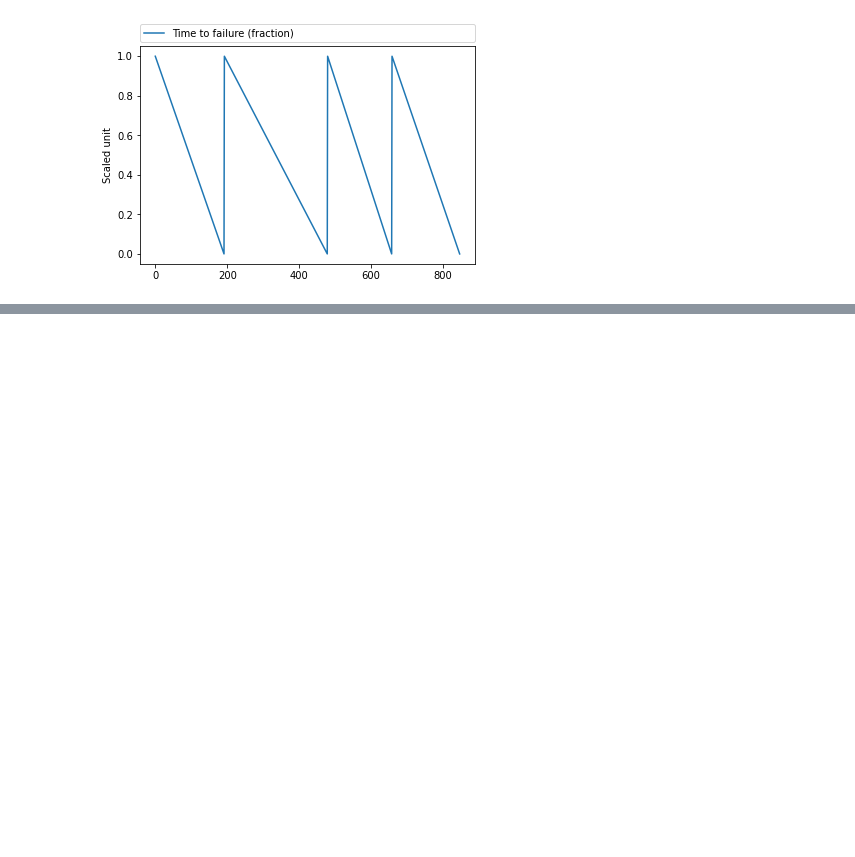
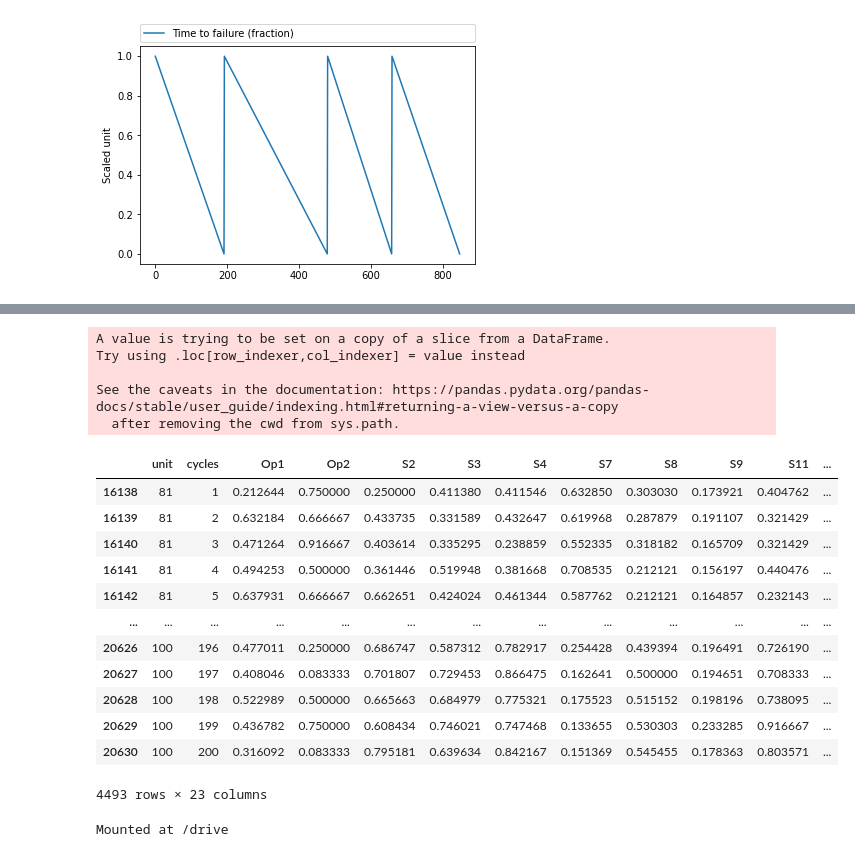
Before and after one commit to luqmanbuang/Aircraft-Engine-Lifetime-Prediction-with-Machine-Learning, a Jupyter notebook: Main.ipynb, the cells around one changed output, grey strips where cells are left out. Drawn from its saved outputs; the diff is of its cells as text; code cells hidden in the pictures; blank space fills up the shorter version.

```diff
--- a/Main.ipynb
+++ b/Main.ipynb
@@ -146,0 +161,32 @@ a = np.array(df_test['predicted'].values.tolist())
+# %%
+def totcycles(data):
+    return(data['cycles'] / (1-data['predicted']))
+
+df_test['maxpredcycles'] = totcycles(df_test)
+
+df_test
+# %% [output]
+A value is trying to be set on a copy of a slice from a DataFrame.
+Try using .loc[row_indexer,col_indexer] = value instead
+
+See the caveats in the documentation: https://pandas.pydata.org/pandas-docs/stable/user_guide/indexing.html#returning-a-view-versus-a-copy
+  after removing the cwd from sys.path.
+|  | unit | cycles | Op1 | Op2 | S2 | S3 | S4 | S7 | S8 | S9 | S11 | ... |
+| 16138 | 81 | 1 | 0.212644 | 0.750000 | 0.250000 | 0.411380 | 0.411546 | 0.632850 | 0.303030 | 0.173921 | 0.404762 | ... |
+| 16139 | 81 | 2 | 0.632184 | 0.666667 | 0.433735 | 0.331589 | 0.432647 | 0.619968 | 0.287879 | 0.191107 | 0.321429 | ... |
+| 16140 | 81 | 3 | 0.471264 | 0.916667 | 0.403614 | 0.335295 | 0.238859 | 0.552335 | 0.318182 | 0.165709 | 0.321429 | ... |
+| 16141 | 81 | 4 | 0.494253 | 0.500000 | 0.361446 | 0.519948 | 0.381668 | 0.708535 | 0.212121 | 0.156197 | 0.440476 | ... |
+| 16142 | 81 | 5 | 0.637931 | 0.666667 | 0.662651 | 0.424024 | 0.461344 | 0.587762 | 0.212121 | 0.164857 | 0.232143 | ... |
+| ... | ... | ... | ... | ... | ... | ... | ... | ... | ... | ... | ... | ... |
+| 20626 | 100 | 196 | 0.477011 | 0.250000 | 0.686747 | 0.587312 | 0.782917 | 0.254428 | 0.439394 | 0.196491 | 0.726190 | ... |
+| 20627 | 100 | 197 | 0.408046 | 0.083333 | 0.701807 | 0.729453 | 0.866475 | 0.162641 | 0.500000 | 0.194651 | 0.708333 | ... |
+| 20628 | 100 | 198 | 0.522989 | 0.500000 | 0.665663 | 0.684979 | 0.775321 | 0.175523 | 0.515152 | 0.198196 | 0.738095 | ... |
+| 20629 | 100 | 199 | 0.436782 | 0.750000 | 0.608434 | 0.746021 | 0.747468 | 0.133655 | 0.530303 | 0.233285 | 0.916667 | ... |
+| 20630 | 100 | 200 | 0.316092 | 0.083333 | 0.795181 | 0.639634 | 0.842167 | 0.151369 | 0.545455 | 0.178363 | 0.803571 | ... |
+4493 rows × 23 columns
+# %%
+from google.colab import drive
+drive.mount('/drive')
+df_test.to_csv('/drive/My Drive/test_dataframe.csv') # export dataframe to google drive as as csv file to analyse the findings
+# %% [output]
+Mounted at /drive
```
Also changed, not shown: parts of 8 cells of this notebook.
